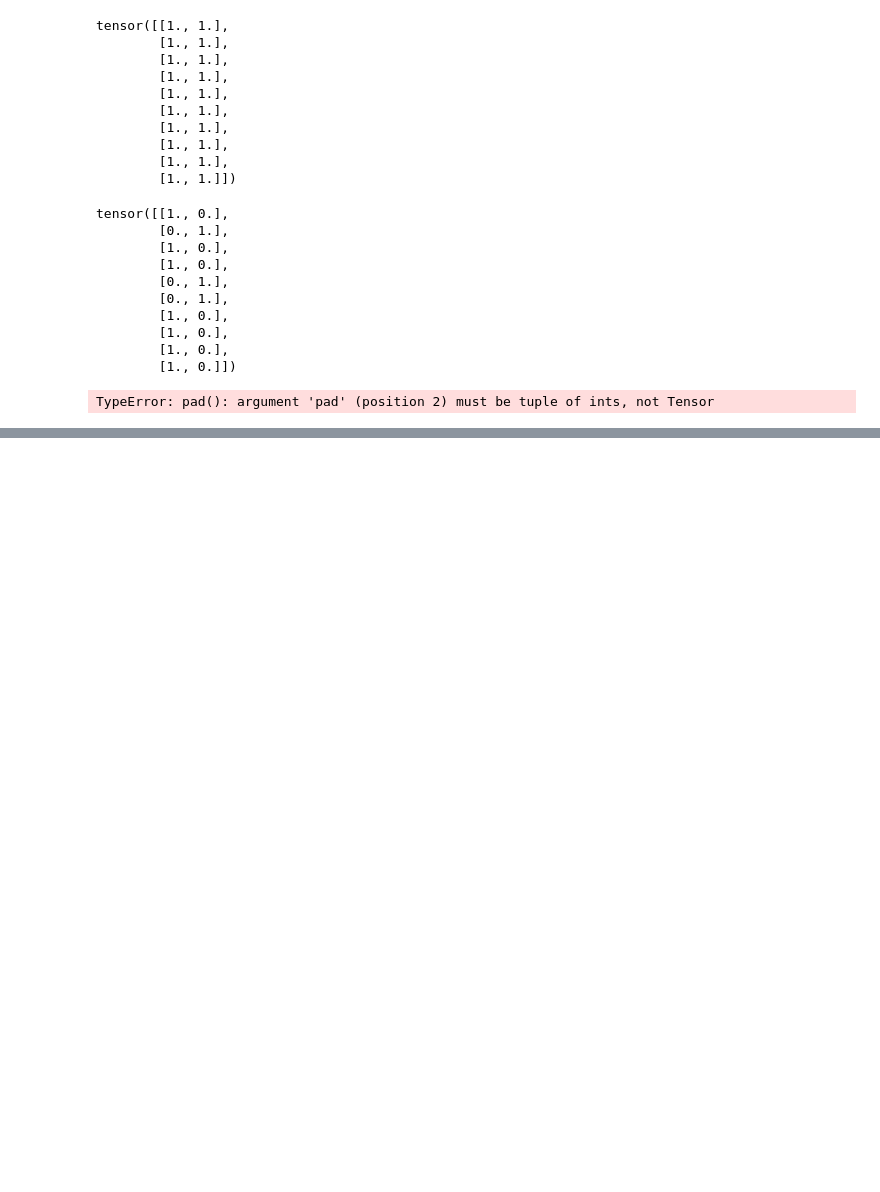
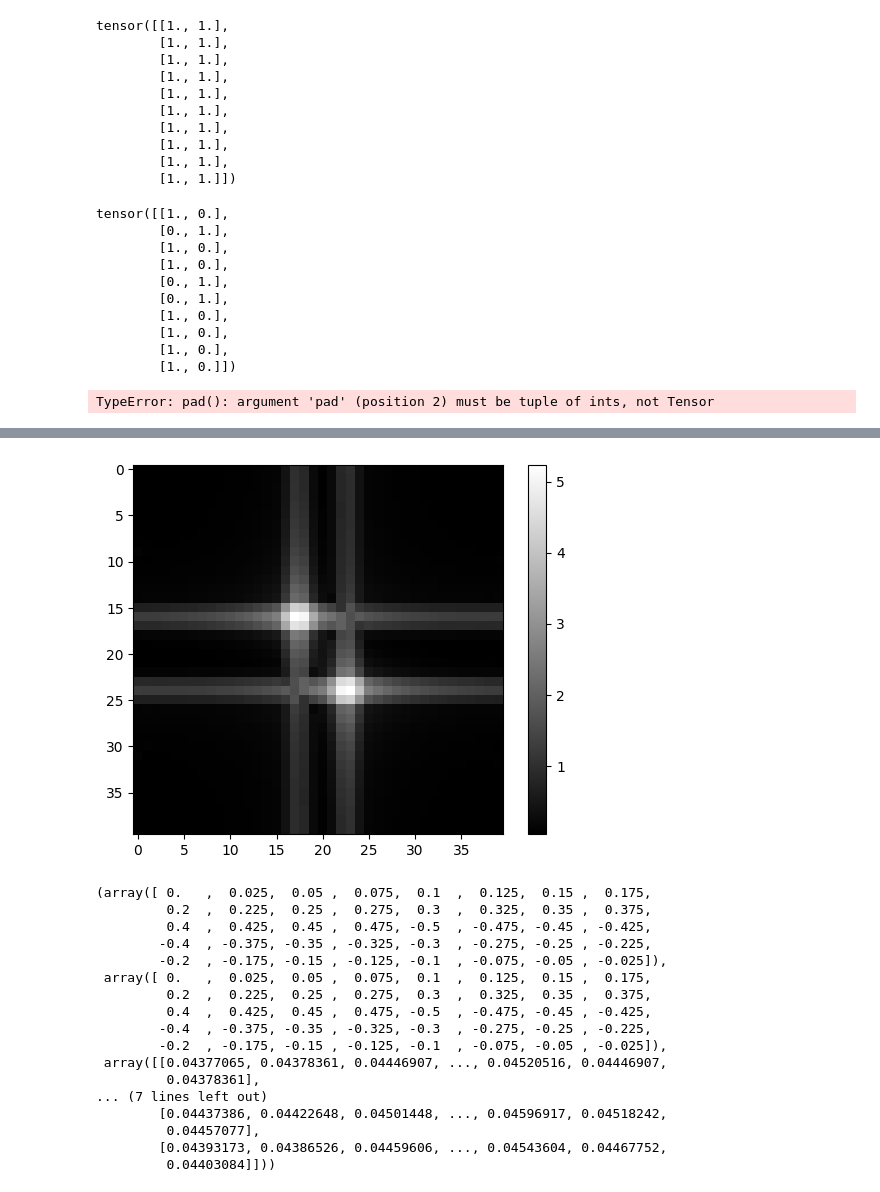
Before and after one commit to lacykaltgr/hvae, a Jupyter notebook: eval_notebooks/tdvae_eval.ipynb, the cells around one changed output, grey strips where cells are left out. Saved outputs shown, nothing was run; the diff lists cells and outputs as text; code cells hidden in the pictures; blank space fills up the shorter version.

```diff
--- a/eval_notebooks/tdvae_eval.ipynb
+++ b/eval_notebooks/tdvae_eval.ipynb
@@ -91,0 +198,21 @@ TypeError: pad(): argument 'pad' (position 2) must be tuple of ints, not Tensor
+# %%
+gaborp.spatial_frequency()
+# %% [output]
+[figure, added]
+(array([ 0.   ,  0.025,  0.05 ,  0.075,  0.1  ,  0.125,  0.15 ,  0.175,
+         0.2  ,  0.225,  0.25 ,  0.275,  0.3  ,  0.325,  0.35 ,  0.375,
+         0.4  ,  0.425,  0.45 ,  0.475, -0.5  , -0.475, -0.45 , -0.425,
+        -0.4  , -0.375, -0.35 , -0.325, -0.3  , -0.275, -0.25 , -0.225,
+        -0.2  , -0.175, -0.15 , -0.125, -0.1  , -0.075, -0.05 , -0.025]),
+ array([ 0.   ,  0.025,  0.05 ,  0.075,  0.1  ,  0.125,  0.15 ,  0.175,
+         0.2  ,  0.225,  0.25 ,  0.275,  0.3  ,  0.325,  0.35 ,  0.375,
+         0.4  ,  0.425,  0.45 ,  0.475, -0.5  , -0.475, -0.45 , -0.425,
+        -0.4  , -0.375, -0.35 , -0.325, -0.3  , -0.275, -0.25 , -0.225,
+        -0.2  , -0.175, -0.15 , -0.125, -0.1  , -0.075, -0.05 , -0.025]),
+ array([[0.04377065, 0.04378361, 0.04446907, ..., 0.04520516, 0.04446907,
+         0.04378361],
+... (7 lines left out)
+        [0.04437386, 0.04422648, 0.04501448, ..., 0.04596917, 0.04518242,
+         0.04457077],
+        [0.04393173, 0.04386526, 0.04459606, ..., 0.04543604, 0.04467752,
+         0.04403084]]))
```
Also changed, not shown: parts of 27 cells of this notebook, 6 other files.
